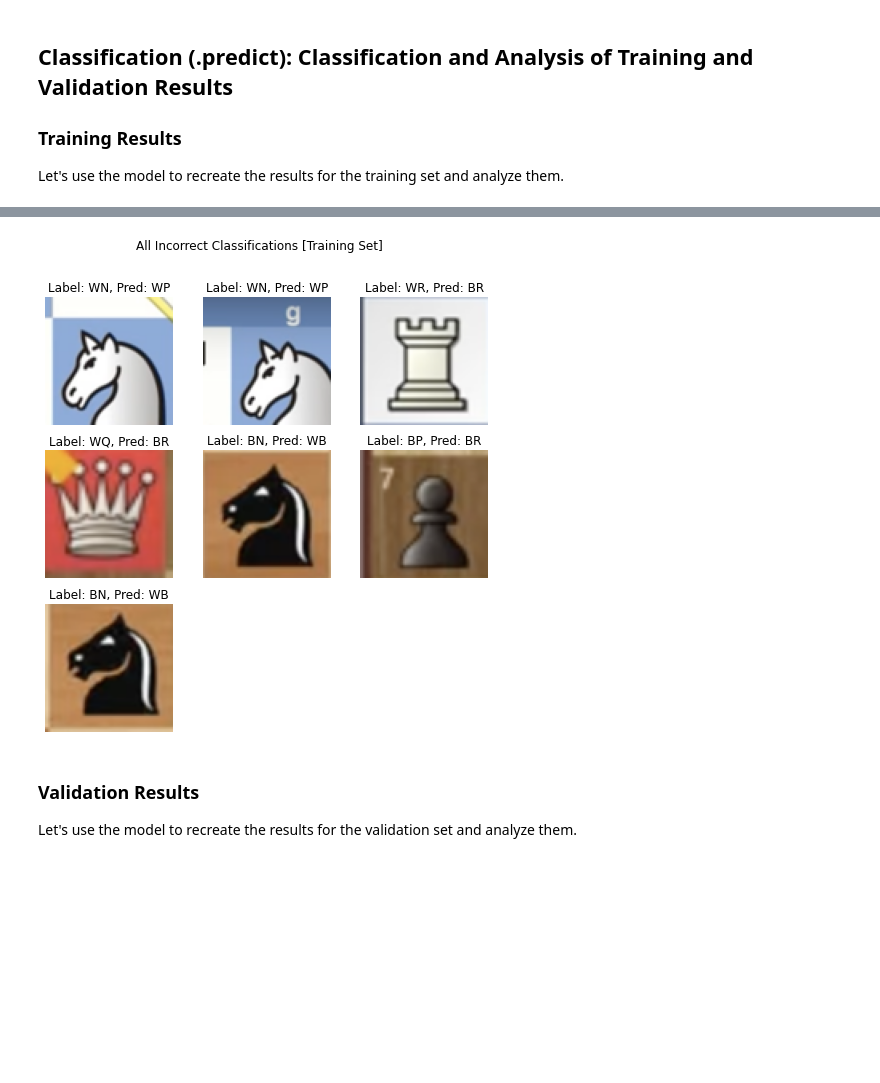
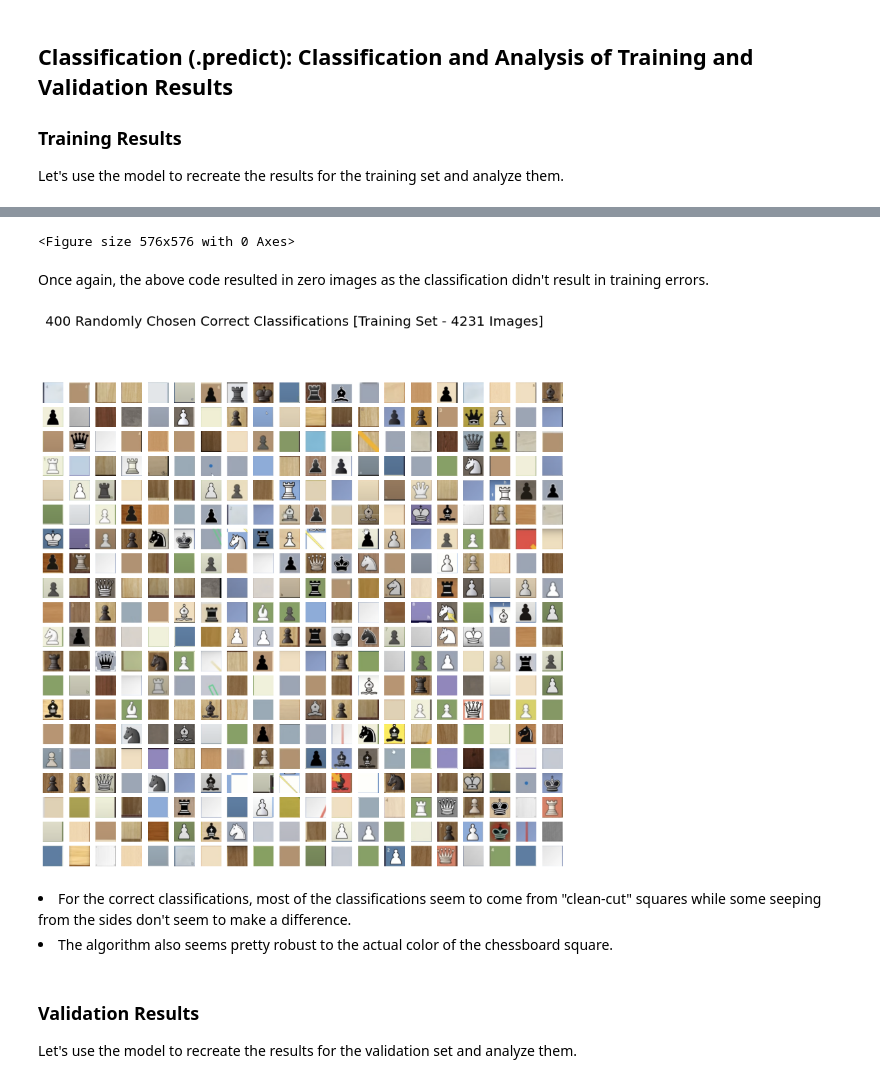
Before and after one commit to artunart/Get-Chess-Board, a Jupyter notebook: Get Chess Board - Part 3b - Piece Classification - Train + Predict.ipynb, the cells around one changed output, grey strips where cells are left out. Drawn from its saved outputs; the diff is of its cells as text; code cells hidden in the pictures; blank space fills up the shorter version.

```diff
--- a/Get Chess Board - Part 3b - Piece Classification - Train + Predict.ipynb
+++ b/Get Chess Board - Part 3b - Piece Classification - Train + Predict.ipynb
@@ -183,6 +194,6 @@ Next, let's take a look at the training errors.
 # %%
 IMG_FORMATS = ['png', 'jpg', 'jpeg']
-train_data_files =  [_ for _ in os.listdir(source_train) if _.split('.')[-1] in IMG_FORMATS]
+train_data_files = sorted([_ for _ in os.listdir(source_train) if _.split('.')[-1] in IMG_FORMATS])
 
 train_err_data = []
 err_files = []
@@ -198,10 +209,36 @@ for _i, _fi in enumerate(train_err_data):
     plt.gca().set_axis_off()
     plt.gca().set_title('Label: {0}, Pred: {1}'.format(label_dict[train_label_ind[_fi]], label_dict[train_pred_ind[_fi]]))
 plt.gcf().set_size_inches(8,8)
-plt.suptitle('All Incorrect Classifications [Training Set]')
+plt.suptitle('All Incorrect Classifications [Training Set - {0} Images]'.format(len(train_data_files)), fontsize= 20)
 plt.show()
 # %% [output]
-[figure, removed]
+<Figure size 576x576 with 0 Axes>
+# %% [markdown]
+Once again, the above code resulted in zero images as the classification didn't result in training errors.
+# %%
+train_corr_data = []
+corr_files = []
+for _i, (_l, _p) in enumerate(zip(train_label_ind, train_pred_ind)):
+    if _l == _p:
+        train_corr_data.append(_i)
+
+tot_corr = 400
+train_corr_data = np.random.choice(train_corr_data, 400, replace=False)
+
+col_ct = 20
+for _i, _fi in enumerate(train_corr_data):
+    plt.subplot(len(train_corr_data)//col_ct+1, col_ct, _i+1)
+    plt.imshow(Image.open('/'.join([source_train, train_data_files[_fi]])))
+    plt.gca().set_axis_off()
+    #plt.gca().set_title('Label: {0}, Pred: {1}'.format(label_dict[train_label_ind[_fi]], label_dict[train_pred_ind[_fi]]))
+plt.gcf().set_size_inches(14,14)
+plt.suptitle('400 Randomly Chosen Correct Classifications [Training Set - {0} Images]'.format(len(train_data_files)), fontsize= 20)
+plt.show()
+# %% [output]
+[figure, added]
+# %% [markdown]
+<li> For the correct classifications, most of the classifications seem to come from "clean-cut" squares while some seeping from the sides don't seem to make a difference.
+<li> The algorithm also seems pretty robust to the actual color of the chessboard square.
 # %% [markdown]
 <h3>Validation Results</h3>
 
```
Also changed, not shown: parts of 14 cells of this notebook, 15 other files.
